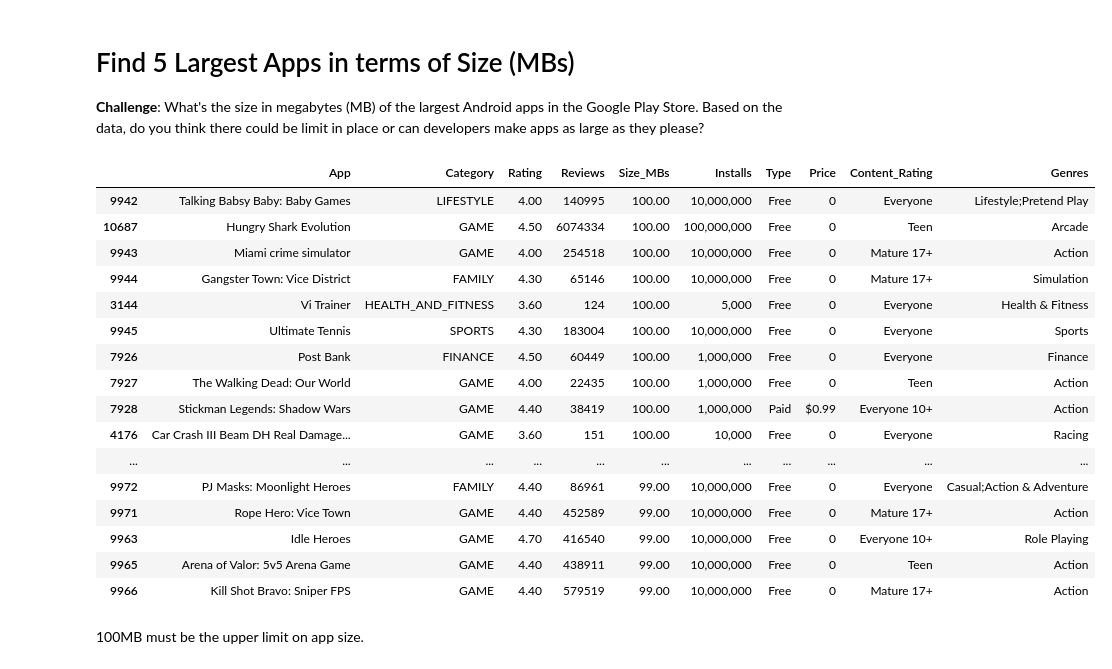
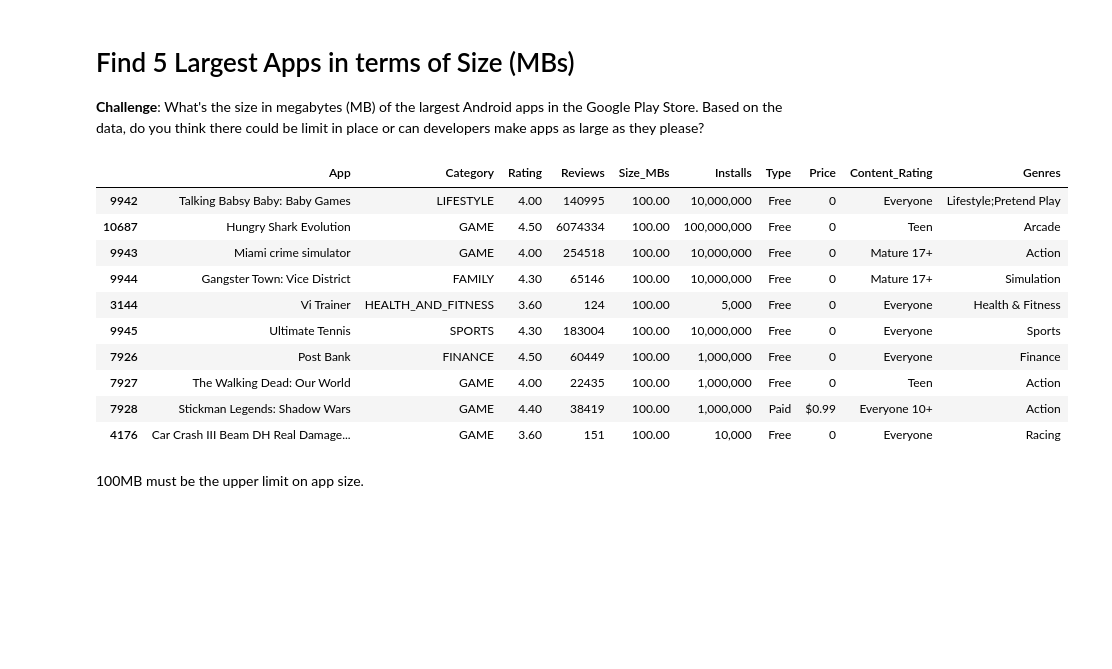
Before and after one commit to noah-clements/100Days-Python-Course, a Jupyter notebook: Google-Play/Google Play Store App Analytics.ipynb, the cells around one changed output. Drawn from its saved outputs; the diff is of its cells as text; code cells hidden in the pictures; blank space fills up the shorter version.

```diff
--- a/Google-Play/Google Play Store App Analytics.ipynb
+++ b/Google-Play/Google Play Store App Analytics.ipynb
@@ -125,25 +125,19 @@ Problem with relying only on Rating is that very few people may have used the hi
 **Challenge**: What's the size in megabytes (MB) of the largest Android apps in the Google Play Store. Based on the data, do you think there could be limit in place or can developers make apps as large as they please?
 # %%
 df_apps_size = df_apps_clean.sort_values(by='Size_MBs', ascending=False)
-df_apps_size.head(25)
+df_apps_size.head(10)
 # %% [output]
 |  | App | Category | Rating | Reviews | Size_MBs | Installs | Type | Price | Content_Rating | Genres |
 | 9942 | Talking Babsy Baby: Baby Games | LIFESTYLE | 4.00 | 140995 | 100.00 | 10,000,000 | Free | 0 | Everyone | Lifestyle;Pretend Play |
 | 10687 | Hungry Shark Evolution | GAME | 4.50 | 6074334 | 100.00 | 100,000,000 | Free | 0 | Teen | Arcade |
 | 9943 | Miami crime simulator | GAME | 4.00 | 254518 | 100.00 | 10,000,000 | Free | 0 | Mature 17+ | Action |
 | 9944 | Gangster Town: Vice District | FAMILY | 4.30 | 65146 | 100.00 | 10,000,000 | Free | 0 | Mature 17+ | Simulation |
 | 3144 | Vi Trainer | HEALTH_AND_FITNESS | 3.60 | 124 | 100.00 | 5,000 | Free | 0 | Everyone | Health & Fitness |
 | 9945 | Ultimate Tennis | SPORTS | 4.30 | 183004 | 100.00 | 10,000,000 | Free | 0 | Everyone | Sports |
 | 7926 | Post Bank | FINANCE | 4.50 | 60449 | 100.00 | 1,000,000 | Free | 0 | Everyone | Finance |
 | 7927 | The Walking Dead: Our World | GAME | 4.00 | 22435 | 100.00 | 1,000,000 | Free | 0 | Teen | Action |
 | 7928 | Stickman Legends: Shadow Wars | GAME | 4.40 | 38419 | 100.00 | 1,000,000 | Paid | $0.99 | Everyone 10+ | Action |
 | 4176 | Car Crash III Beam DH Real Damage... | GAME | 3.60 | 151 | 100.00 | 10,000 | Free | 0 | Everyone | Racing |
-| ... | ... | ... | ... | ... | ... | ... | ... | ... | ... | ... |
-| 9972 | PJ Masks: Moonlight Heroes | FAMILY | 4.40 | 86961 | 99.00 | 10,000,000 | Free | 0 | Everyone | Casual;Action & Adventure |
-| 9971 | Rope Hero: Vice Town | GAME | 4.40 | 452589 | 99.00 | 10,000,000 | Free | 0 | Mature 17+ | Action |
-| 9963 | Idle Heroes | GAME | 4.70 | 416540 | 99.00 | 10,000,000 | Free | 0 | Everyone 10+ | Role Playing |
-| 9965 | Arena of Valor: 5v5 Arena Game | GAME | 4.40 | 438911 | 99.00 | 10,000,000 | Free | 0 | Teen | Action |
-| 9966 | Kill Shot Bravo: Sniper FPS | GAME | 4.40 | 579519 | 99.00 | 10,000,000 | Free | 0 | Mature 17+ | Action |
 # %% [markdown]
 100MB must be the upper limit on app size.
 # %% [markdown]
```
Also changed, not shown: parts of 19 cells of this notebook, 1 other file.
